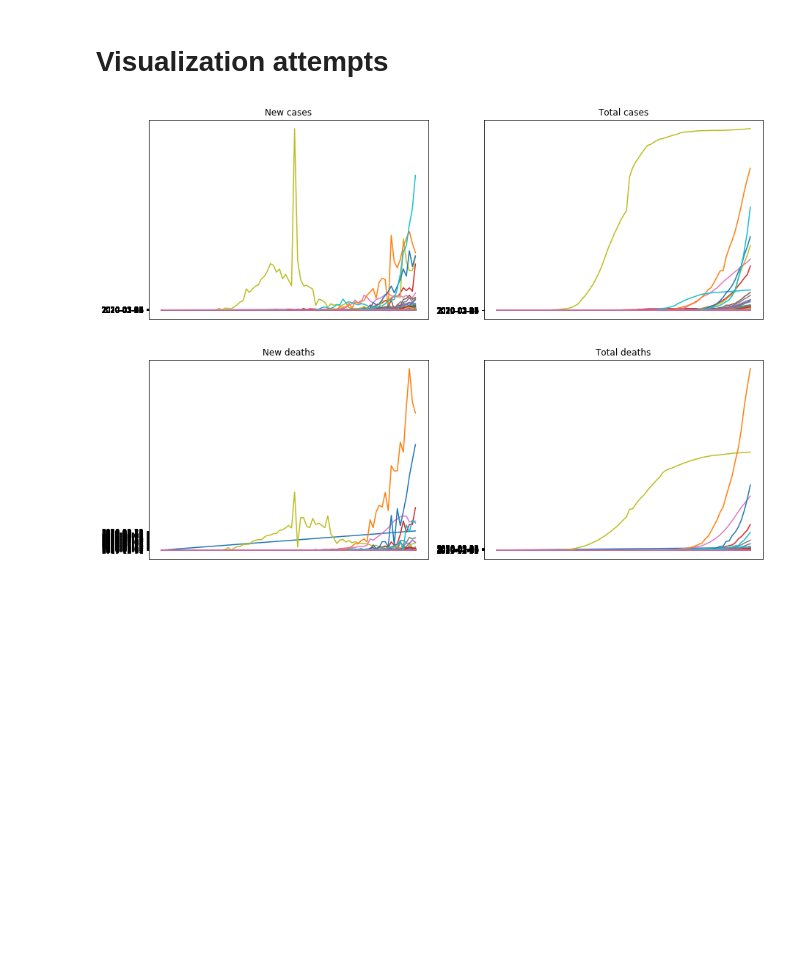
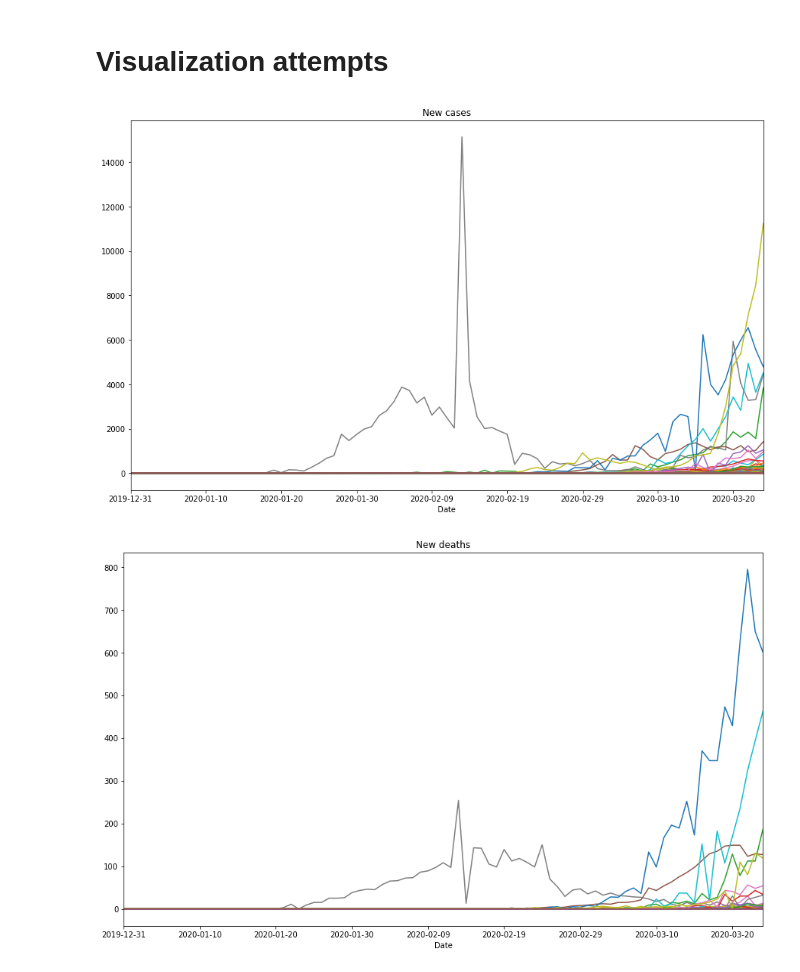
Before and after one commit to simon-verheyen/Portfolio, a Jupyter notebook: COVID-data/Untitled1.ipynb, the cells around one changed output. Cells and saved outputs as stored; diff of their text form; code cells hidden in the pictures; blank space fills up the shorter version.

Commit message:
remake graphs, on first visualization

```diff
--- a/COVID-data/Untitled1.ipynb
+++ b/COVID-data/Untitled1.ipynb
@@ -5,25 +5,35 @@ import pandas as pd
 import matplotlib.pyplot as plt
 import my_tools as tools
 
-df_cases_new = pd.read_csv('data/cases_new.csv')
+df_cases_new = pd.read_csv('data/cases_new.csv').set_index('Date')
 df_cases_new.name= 'New cases'
-df_cases_total = pd.read_csv('data/cases_total.csv')
+df_cases_total = pd.read_csv('data/cases_total.csv').set_index('Date')
 df_cases_total.name = 'Total cases'
 
-df_deaths_new = pd.read_csv('data/deaths_new.csv')
+df_deaths_new = pd.read_csv('data/deaths_new.csv').set_index('Date')
 df_deaths_new.name = 'New deaths'
-df_deaths_total = pd.read_csv('data/deaths_total.csv')
+df_deaths_total = pd.read_csv('data/deaths_total.csv').set_index('Date')
 df_deaths_total.name = 'Total deaths'
 
-df_population = pd.read_csv('data/population_total.csv')
+df_population = pd.read_csv('data/population_total.csv').set_index('country')
 df_population.name = 'Population'
-df_population_dens = pd.read_csv('data/population_density_per_square_km.csv')
+df_population_dens = pd.read_csv('data/population_density_per_square_km.csv').set_index('country')
 df_population_dens.name = 'Population density, per square km'
-# %%
-tools.plot_side_by_side(df_cases_new, df_cases_total)
-# %% [output]
-[figure, removed]
-# %%
-tools.plot_side_by_side(df_deaths_new, df_deaths_total)
-# %% [output]
-[figure, removed]
+# %%
+def show_data(df, leg=True):
+    df.plot(legend=leg, figsize=(15,9))
+    plt.title(df.name)
+
+    if leg:
+        plt.legend(loc='upper left', frameon=False)
+
+    plt.show()
+# %%
+show_data(df_cases_new, leg=False)
+show_data(df_deaths_new, leg=False)
+
+show_data(df_cases_total, leg=False)
+show_data(df_deaths_total, leg=False)
+# %% [output]
+[figure, added]
+[figure, added]
```
Also changed, not shown: parts of 5 cells of this notebook, 3 other files.
